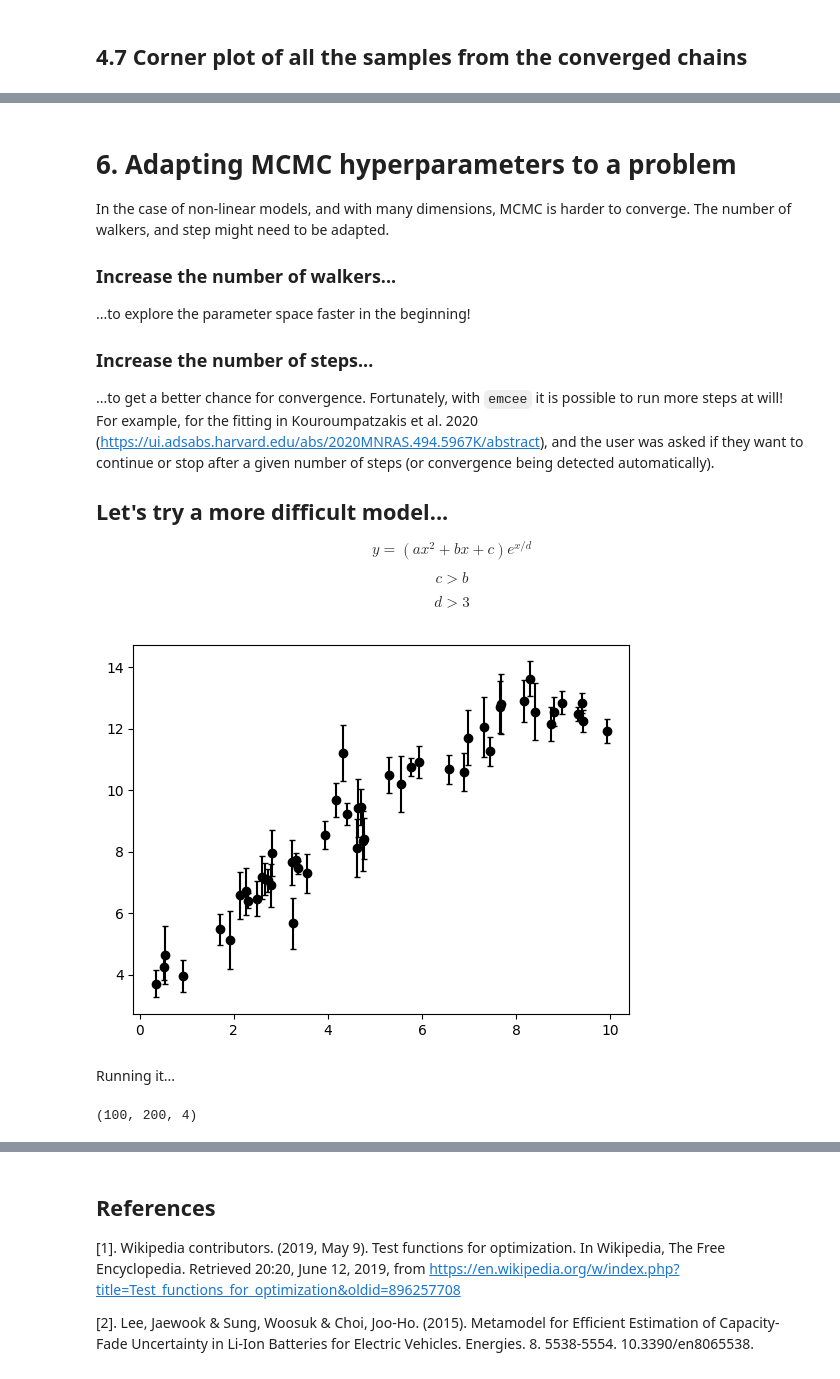
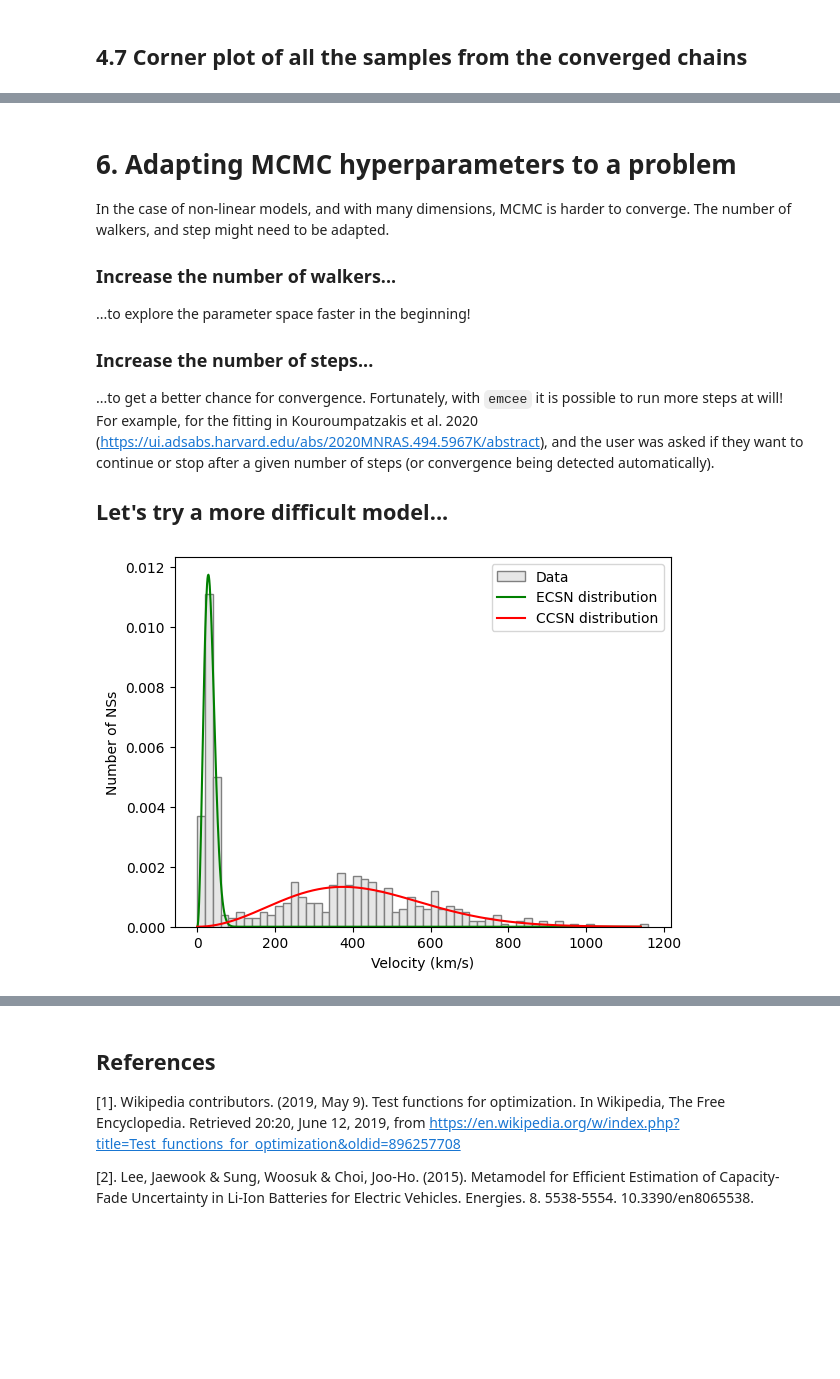
Before and after one commit to astrostatistics-in-crete/2023_summer_school, a Jupyter notebook: MCMC/MCMC_S.ipynb, the cells around one changed output, grey strips where cells are left out. Drawn from its saved outputs; the diff is of its cells as text; code cells hidden in the pictures; blank space fills up the shorter version.

```diff
--- a/MCMC/MCMC_S.ipynb
+++ b/MCMC/MCMC_S.ipynb
@@ -523,31 +481,24 @@ In the case of non-linear models, and with many dimensions, MCMC is harder to co
 ...to get a better chance for convergence. Fortunately, with `emcee` it is possible to run more steps at will! For example, for the fitting in Kouroumpatzakis et al. 2020 (https://ui.adsabs.harvard.edu/abs/2020MNRAS.494.5967K/abstract), and the user was asked if they want to continue or stop after a given number of steps (or convergence being detected automatically).
 
 ## Let's try a more difficult model...
-
-$$ y = (a x^2 + b x + c) e^{x/d} $$
-
-$$c > b$$
-
-$$d > 3$$
 # %%
-x_min = 0.0
-x_max = 10.0
+a1_true = 20.0
+a2_true = 265.0
+f_true = 0.4
+N = 500
+sample_2 = make_velocity_sample(a1_true, a2_true, f_true, N)
 
-a_true = 0.5
-b_true = 1.4
-c_true = 3.4
-d_true = 6.0
-
-n_points = 50
-min_noise = 0.2
-max_noise = 1.0
-
-x_obs = np.random.uniform(x_min, x_max, size=n_points)
-y_err = np.random.uniform(min_noise, max_noise, size=n_points)
-y_obs = (a_true * x_obs**2.0 + b_true * x_obs + c_true) * np.exp(-(x_obs/d_true)) + np.random.normal(scale=y_err)
-
+v_step = 20.0
+v_bins = np.arange(0.0, max(sample_2)+v_step, v_step)
+v_plot = np.linspace(0.0, max(sample_2), 1000)
+normalization = 1 # N * v_step
 plt.figure()
-plt.errorbar(x_obs, y_obs, yerr=y_err, fmt="ko", capsize=2)
+plt.hist(sample_2, bins=v_bins, color="0.9", ec="0.5", label="Data", density=True)
+plt.plot(v_plot, normalization * f_true * st.maxwell(scale=a1_true).pdf(v_plot), "g-", label="ECSN distribution")
+plt.plot(v_plot, normalization * (1.0 - f_true) * st.maxwell(scale=a2_true).pdf(v_plot), "r-", label="CCSN distribution")
+plt.xlabel("Velocity (km/s)")
+plt.ylabel("Number of NSs")
+plt.legend(loc="upper right")
 plt.show()
 # %% [output]
-[figure, old version]
+[figure, new version]
@@ -584,7 +504,0 @@ sampler = emcee.EnsembleSampler(nwalkers=n_walkers, ndim=n_dim, log_prob_fn=my_p
-# %% [markdown]
-Running it...
-# %%
-result = sampler.run_mcmc(p0, nsteps=n_steps)
-print(sampler.chain.shape)
-# %% [output]
-(100, 200, 4)
```
Also changed, not shown: parts of 43 cells of this notebook.
